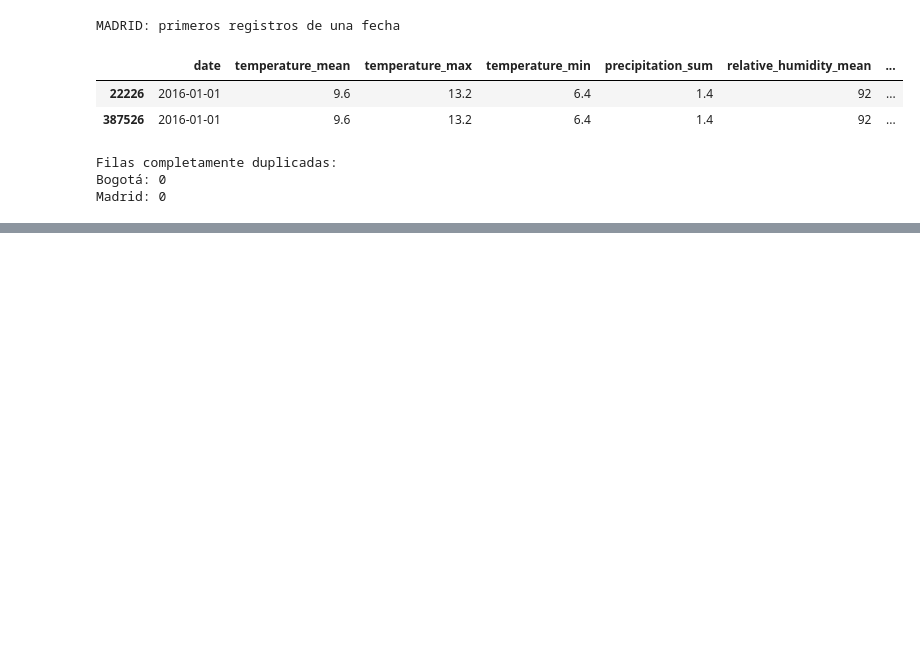
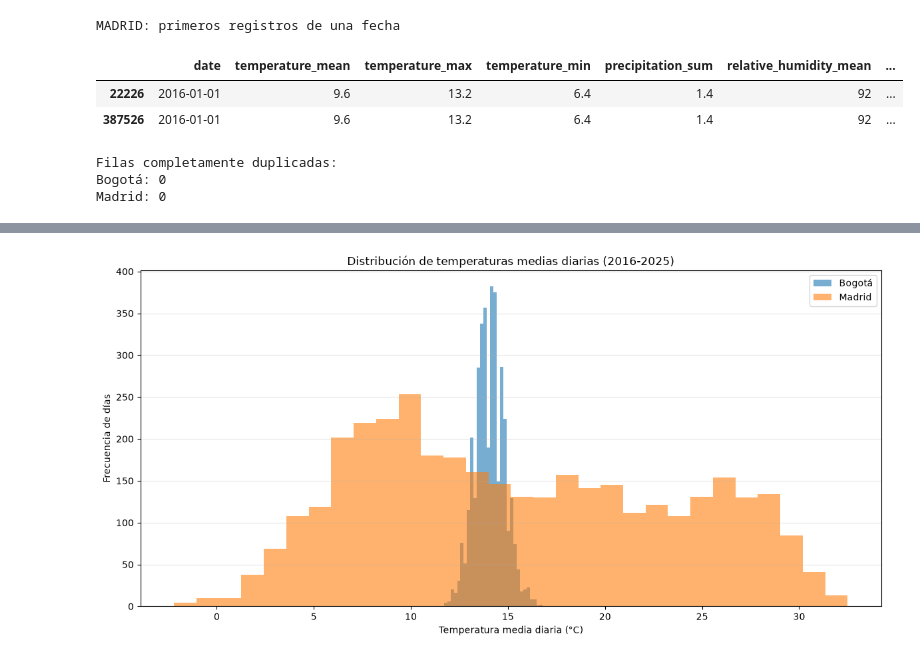
Before and after one commit to fredy10zs/analitica, a Jupyter notebook: EA3_comparacion_climatica/EA3_Fredy_Ramirez.ipynb, the cells around one changed output, grey strips where cells are left out. Drawn from its saved outputs; the diff is of its cells as text; code cells hidden in the pictures; blank space fills up the shorter version.

```diff
--- a/EA3_comparacion_climatica/EA3_Fredy_Ramirez.ipynb
+++ b/EA3_comparacion_climatica/EA3_Fredy_Ramirez.ipynb
@@ -336,0 +402,20 @@ Madrid: 0
+# %%
+#Arreglos numpy
+
+temp_bogota = bogota["temperature_mean"].to_numpy(dtype=float)
+temp_max_bogota = bogota["temperature_max"].to_numpy(dtype=float)
+temp_min_bogota = bogota["temperature_min"].to_numpy(dtype=float)
+prec_bogota = bogota["precipitation_sum"].to_numpy(dtype=float)
+
+temp_madrid = madrid["temperature_mean"].to_numpy(dtype=float)
+temp_max_madrid = madrid["temperature_max"].to_numpy(dtype=float)
+temp_min_madrid = madrid["temperature_min"].to_numpy(dtype=float)
+prec_madrid = madrid["precipitation_sum"].to_numpy(dtype=float)
+
+print("Arreglos NumPy creados correctamente")
+
+print("\nDimensiones:")
+print("Temperatura Bogotá:", temp_bogota.shape)
+print("Precipitación Bogotá:", prec_bogota.shape)
+print("Temperatura Madrid:", temp_madrid.shape)
+print("Precipitación Madrid:", prec_madrid.shape)
@@ -336,0 +661,29 @@ Madrid: 0
+# %%
+#grafica temperatura
+
+plt.figure(figsize=(12, 6))
+
+plt.hist(
+    temp_bogota,
+    bins=30,
+    alpha=0.6,
+    label="Bogotá"
+)
+
+plt.hist(
+    temp_madrid,
+    bins=30,
+    alpha=0.6,
+    label="Madrid"
+)
+
+plt.title("Distribución de temperaturas medias diarias (2016-2025)")
+plt.xlabel("Temperatura media diaria (°C)")
+plt.ylabel("Frecuencia de días")
+
+plt.legend()
+plt.grid(axis="y", alpha=0.3)
+plt.tight_layout()
+plt.show()
+# %% [output]
+[figure, added]
```
Also changed, not shown: parts of 19 cells of this notebook, 2 other files.
